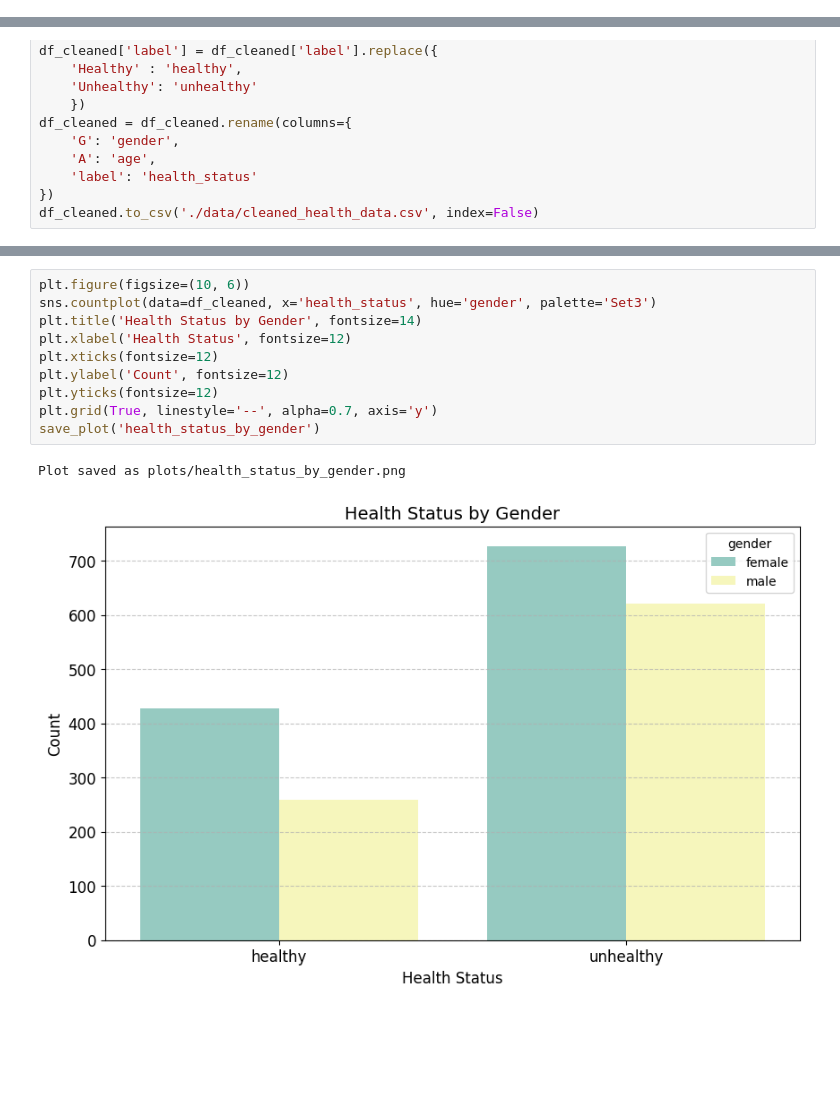
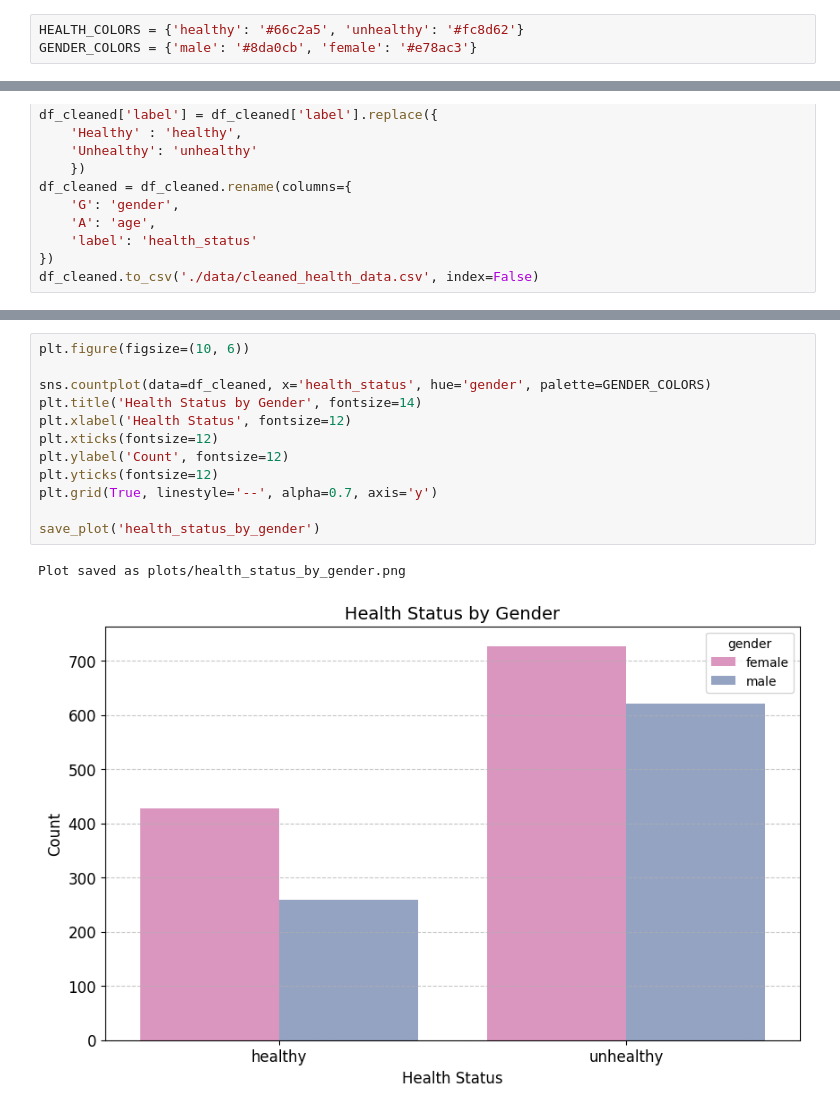
Before and after one commit to jackl92/health-analysis, a Jupyter notebook: health_analysis_eda.ipynb, the cells around one changed output, grey strips where cells are left out. Saved outputs shown, nothing was run; the diff lists cells and outputs as text; blank space fills up the shorter version.

Commit message:
updated graphs and added prediction notebook

```diff
--- a/health_analysis_eda.ipynb
+++ b/health_analysis_eda.ipynb
@@ -4,6 +4,9 @@ import pandas as pd
 import matplotlib.pyplot as plt
 import seaborn as sns
 import os
+# %%
+HEALTH_COLORS = {'healthy': '#66c2a5', 'unhealthy': '#fc8d62'}
+GENDER_COLORS = {'male': '#8da0cb', 'female': '#e78ac3'}
 # %%
 def save_plot(filename, dpi=300, format='png', folder='plots'):
     if not os.path.exists(folder):
@@ -132,16 +144,18 @@ Plot saved as plots/health_status_distribution.png
 [figure]
 # %%
 plt.figure(figsize=(10, 6))
-sns.countplot(data=df_cleaned, x='health_status', hue='gender', palette='Set3')
+
+sns.countplot(data=df_cleaned, x='health_status', hue='gender', palette=GENDER_COLORS)
 plt.title('Health Status by Gender', fontsize=14)
 plt.xlabel('Health Status', fontsize=12)
 plt.xticks(fontsize=12)
 plt.ylabel('Count', fontsize=12)
 plt.yticks(fontsize=12)
 plt.grid(True, linestyle='--', alpha=0.7, axis='y')
+
 save_plot('health_status_by_gender')
 # %% [output]
 Plot saved as plots/health_status_by_gender.png
-[figure, old version]
+[figure, new version]
 # %%
 plt.figure(figsize=(10, 6))
```
Also changed, not shown: parts of 13 cells of this notebook, 4 other files.
